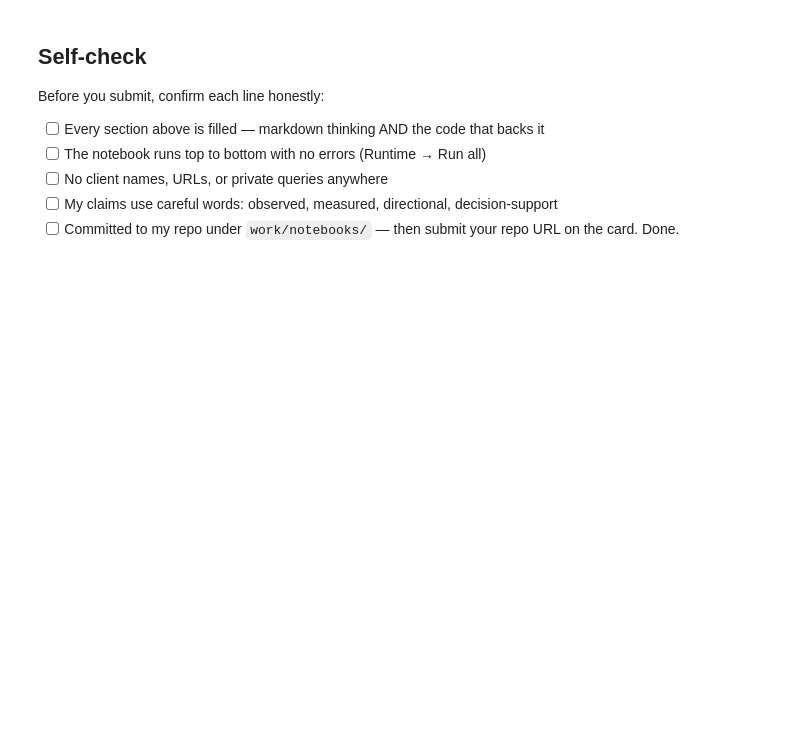
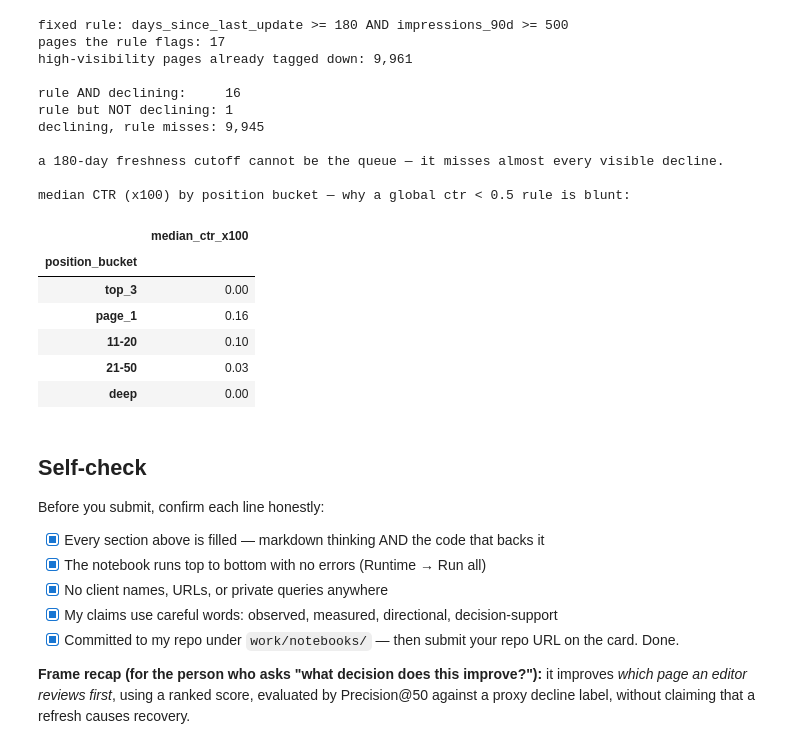
Before and after one commit to alikadirguzel/flyrankinternship, a Jupyter notebook: work/notebooks/w02_ml_task_framing.ipynb, the cells around one changed output. Saved outputs shown, nothing was run; the diff lists cells and outputs as text; code cells hidden in the pictures; blank space fills up the shorter version.

Commit message:
Frame Lane 2 as a ranking task with a real page-level dataframe.
Co-authored-by: Cursor <cursoragent@cursor.com>

```diff
--- a/work/notebooks/w02_ml_task_framing.ipynb
+++ b/work/notebooks/w02_ml_task_framing.ipynb
@@ -44,10 +308,67 @@ This skeleton is yours to fill. Work the sections **in order** — each one has
+# %%
+stale_visible = (lane["days_since_last_update"] >= 180) & (lane["impressions_90d"] >= 500)
+high_vis_down = (lane["trend_direction"] == "down") & (lane["impressions_90d"] >= 500)
+
+n_stale = int(stale_visible.sum())
+n_down = int(high_vis_down.sum())
+n_both = int((stale_visible & high_vis_down).sum())
+n_stale_only = int((stale_visible & ~high_vis_down).sum())
+n_down_not_stale = int((high_vis_down & ~stale_visible).sum())
+
+print("fixed rule: days_since_last_update >= 180 AND impressions_90d >= 500")
+print(f"pages the rule flags: {n_stale:,}")
+print(f"high-visibility pages already tagged down: {n_down:,}")
+print()
+print(f"rule AND declining:     {n_both:,}")
+print(f"rule but NOT declining: {n_stale_only:,}")
+print(f"declining, rule misses: {n_down_not_stale:,}")
+print()
+print("a 180-day freshness cutoff cannot be the queue — it misses almost every visible decline.")
+print()
+
+# CTR vs position: same CTR means different things on page 1 vs page 3.
+pos_ok = lane[lane["avg_position"] > 0].copy()
+pos_ok["position_bucket"] = pd.cut(
+    pos_ok["avg_position"],
+    bins=[0, 3, 10, 20, 50, 1_000],
+    labels=["top_3", "page_1", "11-20", "21-50", "deep"],
+)
+ctr_by_pos = (
+    pos_ok.groupby("position_bucket", observed=True)["ctr"]
+    .median()
+    .round(2)
+    .rename("median_ctr_x100")
+)
+print("median CTR (x100) by position bucket — why a global ctr < 0.5 rule is blunt:")
+display(ctr_by_pos.to_frame())
+# %% [output]
+fixed rule: days_since_last_update >= 180 AND impressions_90d >= 500
+pages the rule flags: 17
+high-visibility pages already tagged down: 9,961
+
+rule AND declining:     16
+rule but NOT declining: 1
+declining, rule misses: 9,945
+
+a 180-day freshness cutoff cannot be the queue — it misses almost every visible decline.
+
+median CTR (x100) by position bucket — why a global ctr < 0.5 rule is blunt:
+|  | median_ctr_x100 |
+| position_bucket |  |
+| top_3 | 0.00 |
+| page_1 | 0.16 |
+| 11-20 | 0.10 |
+| 21-50 | 0.03 |
+| deep | 0.00 |
 # %% [markdown]
 ## Self-check
 
 Before you submit, confirm each line honestly:
 
-- [ ] Every section above is filled — markdown thinking AND the code that backs it
-- [ ] The notebook runs top to bottom with no errors (Runtime → Run all)
-- [ ] No client names, URLs, or private queries anywhere
-- [ ] My claims use careful words: observed, measured, directional, decision-support
-- [ ] Committed to my repo under `work/notebooks/` — then submit your repo URL on the card. Done.
+- [x] Every section above is filled — markdown thinking AND the code that backs it
+- [x] The notebook runs top to bottom with no errors (Runtime → Run all)
+- [x] No client names, URLs, or private queries anywhere
+- [x] My claims use careful words: observed, measured, directional, decision-support
+- [x] Committed to my repo under `work/notebooks/` — then submit your repo URL on the card. Done.
+
+**Frame recap (for the person who asks "what decision does this improve?"):** it improves *which page an editor reviews first*, using a ranked score, evaluated by Precision@50 against a proxy decline label, without claiming that a refresh causes recovery.
```
Also changed, not shown: parts of 19 cells of this notebook.
